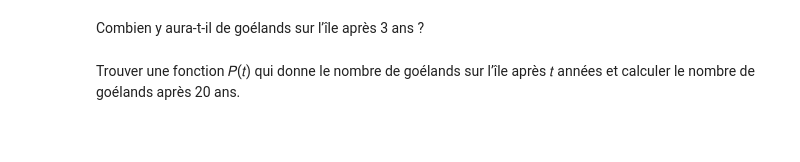
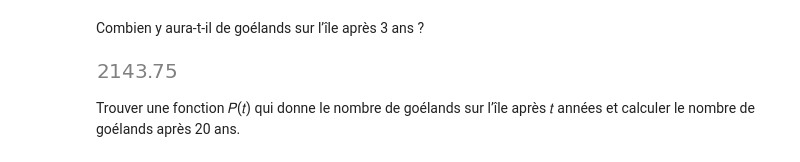
Before and after one commit to marcelie8/SympyCegep, a Jupyter notebook: Exemples_applications.ipynb, the cells around one changed output. Drawn from its saved outputs; the diff is of its cells as text; code cells hidden in the pictures; blank space fills up the shorter version.

```diff
--- a/Exemples_applications.ipynb
+++ b/Exemples_applications.ipynb
@@ -28,7 +28,9 @@ $\displaystyle 175.0$
 # %% [markdown]
 Combien y aura-t-il de goélands sur l’île après 3 ans ?
 # %%
-50*(1+2,5)^3
+50*(1+2.5)**3
+# %% [output]
+[figure, added]
 # %% [markdown]
 Trouver une fonction 𝑃(𝑡) qui donne le nombre de goélands sur l’île après 𝑡 années et calculer le nombre de goélands après 20 ans.
 # %%
```
Also changed, not shown: parts of 31 cells of this notebook.
